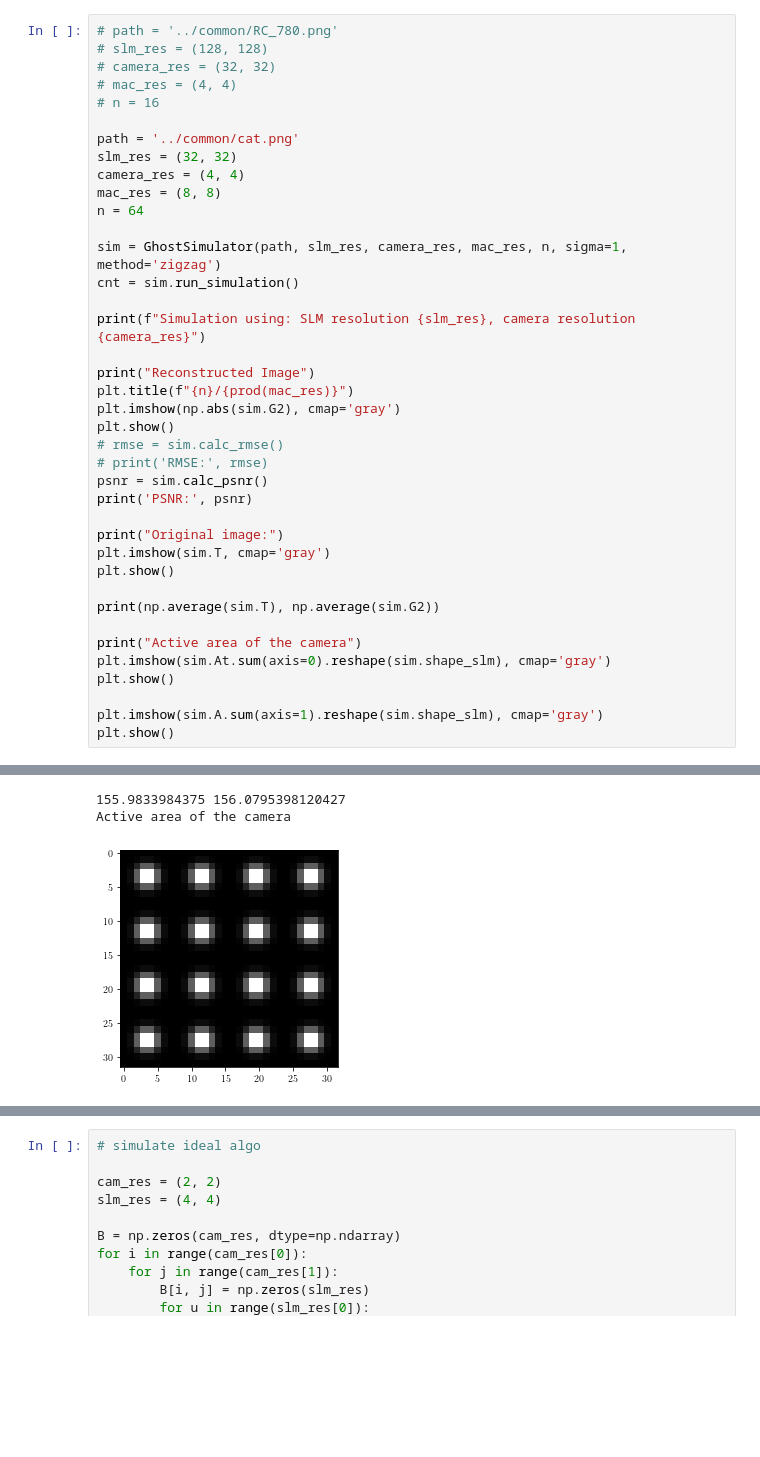
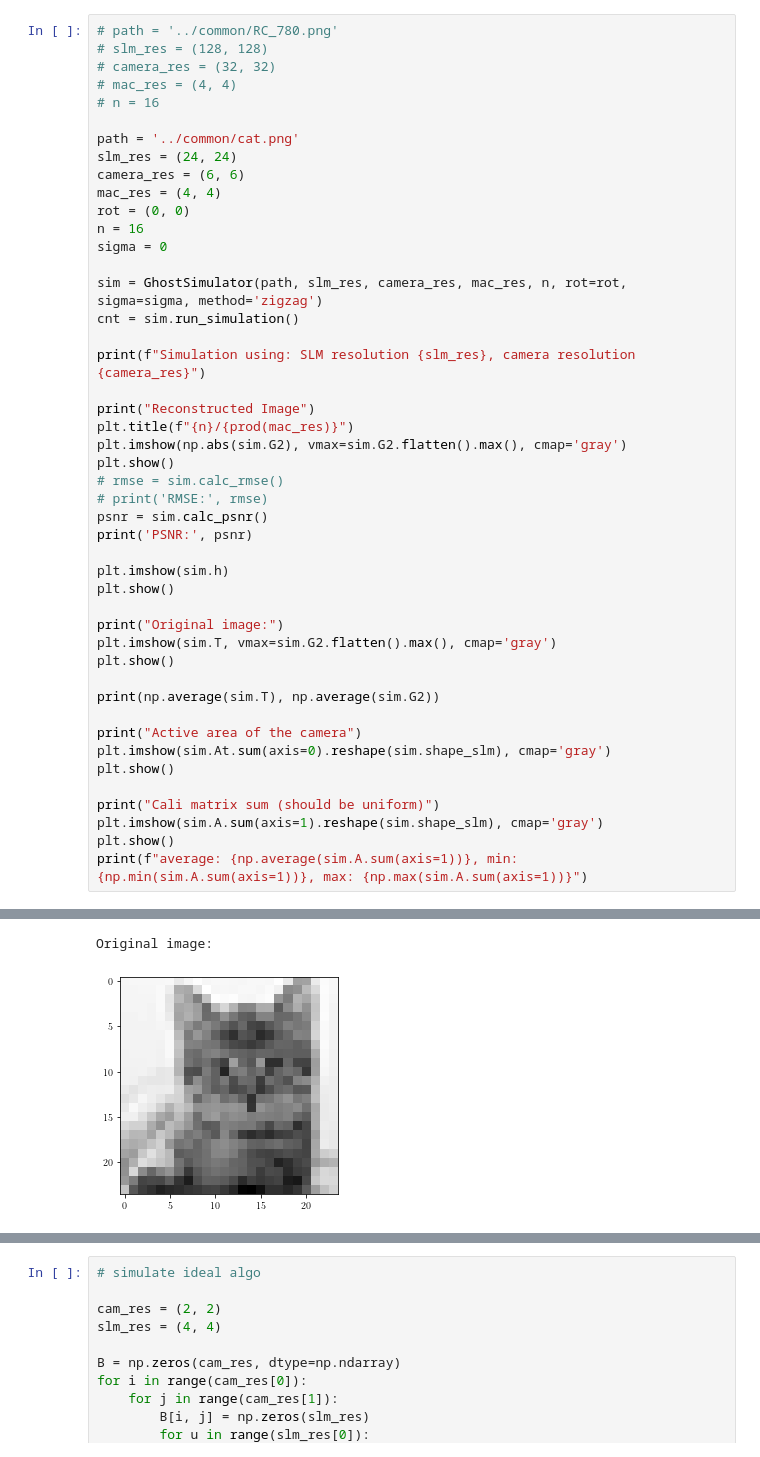
Before and after one commit to rstanuwijaya/jensen-lab-analysis, a Jupyter notebook: notebooks/newgdi.ipynb, the cells around one changed output, grey strips where cells are left out. Drawn from its saved outputs; the diff is of its cells as text; blank space fills up the shorter version.

```diff
--- a/notebooks/newgdi.ipynb
+++ b/notebooks/newgdi.ipynb
@@ -22,27 +25,32 @@ plt.rcParams['text.usetex'] = True
 # n = 16
 
 path = '../common/cat.png'
-slm_res = (32, 32)
-camera_res = (4, 4)
-mac_res = (8, 8)
-n = 64
+slm_res = (24, 24)
+camera_res = (6, 6)
+mac_res = (4, 4)
+rot = (0, 0)
+n = 16
+sigma = 0
 
-sim = GhostSimulator(path, slm_res, camera_res, mac_res, n, sigma=1, method='zigzag')
+sim = GhostSimulator(path, slm_res, camera_res, mac_res, n, rot=rot, sigma=sigma, method='zigzag')
 cnt = sim.run_simulation()
 
 print(f"Simulation using: SLM resolution {slm_res}, camera resolution {camera_res}")
 
 print("Reconstructed Image")
 plt.title(f"{n}/{prod(mac_res)}")
-plt.imshow(np.abs(sim.G2), cmap='gray')
+plt.imshow(np.abs(sim.G2), vmax=sim.G2.flatten().max(), cmap='gray')
 plt.show()
 # rmse = sim.calc_rmse()
 # print('RMSE:', rmse)
 psnr = sim.calc_psnr()
 print('PSNR:', psnr)
 
+plt.imshow(sim.h)
+plt.show()
+
 print("Original image:")
-plt.imshow(sim.T, cmap='gray')
+plt.imshow(sim.T, vmax=sim.G2.flatten().max(), cmap='gray')
 plt.show()
 
 print(np.average(sim.T), np.average(sim.G2))
@@ -51,6 +59,8 @@ print("Active area of the camera")
 plt.imshow(sim.At.sum(axis=0).reshape(sim.shape_slm), cmap='gray')
 plt.show()
 
+print("Cali matrix sum (should be uniform)")
 plt.imshow(sim.A.sum(axis=1).reshape(sim.shape_slm), cmap='gray')
 plt.show()
+print(f"average: {np.average(sim.A.sum(axis=1))}, min: {np.min(sim.A.sum(axis=1))}, max: {np.max(sim.A.sum(axis=1))}")
 # %% [output]
@@ -63,3 +72,2 @@ Original image:
-155.9833984375 156.0795398120427
-Active area of the camera
+Original image:
-[figure, old version]
+[figure, new version]
```
Also changed, not shown: parts of 7 cells of this notebook, 2 other files.
